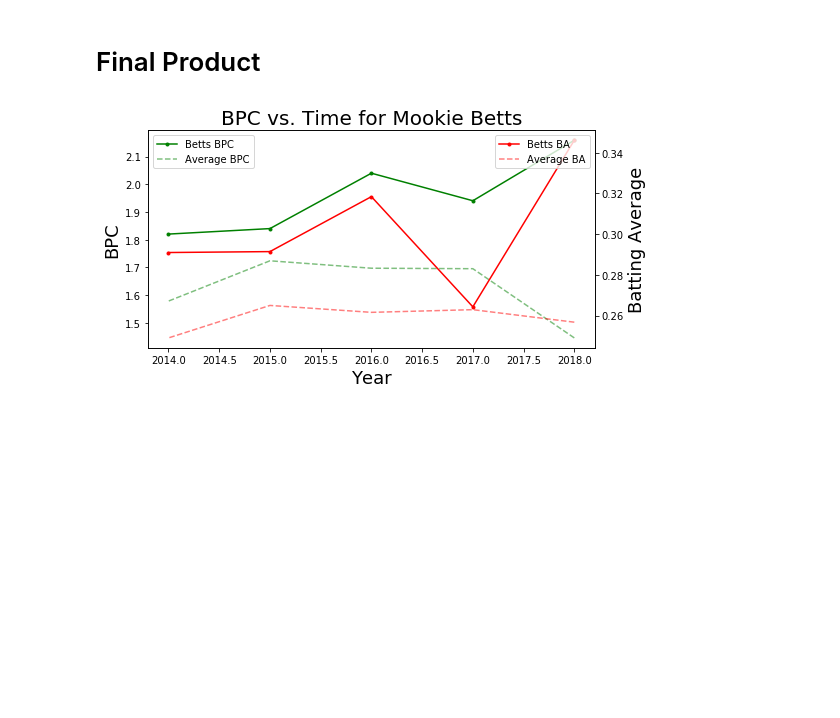
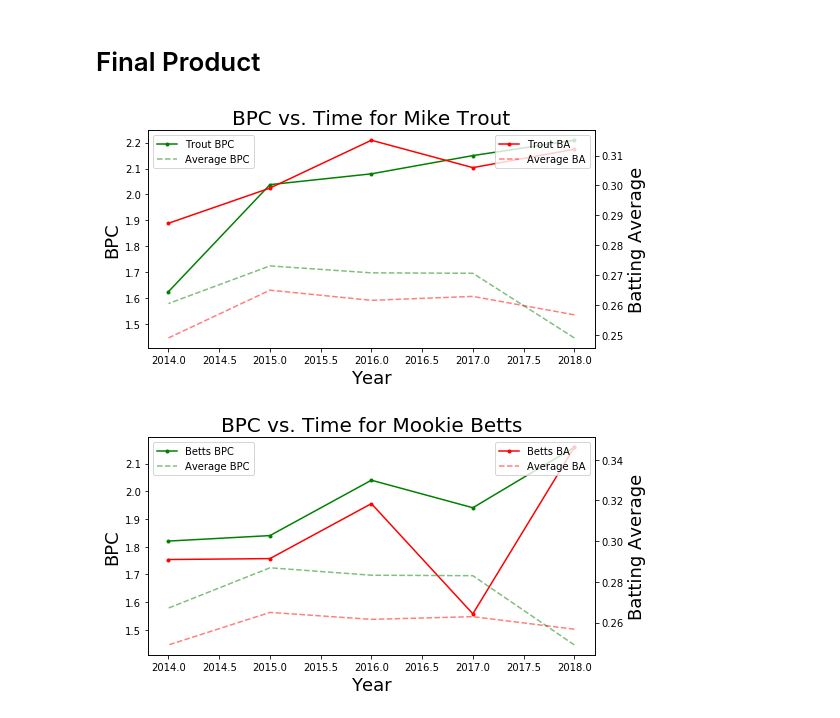
Before and after one commit to Max-Wenzel/Sabermetrics_Final, a Jupyter notebook: final_product.ipynb, the cells around one changed output. Saved outputs shown, nothing was run; the diff lists cells and outputs as text; code cells hidden in the pictures; blank space fills up the shorter version.

```diff
--- a/final_product.ipynb
+++ b/final_product.ipynb
@@ -1,5 +1,9 @@
 # %% [markdown]
 # Final Product
+# %%
+query("Mike,Trout")
+# %% [output]
+[figure, added]
 # %%
 query("Mookie,Betts")
 # %% [output]
```
Also changed, not shown: parts of 2 cells of this notebook.
